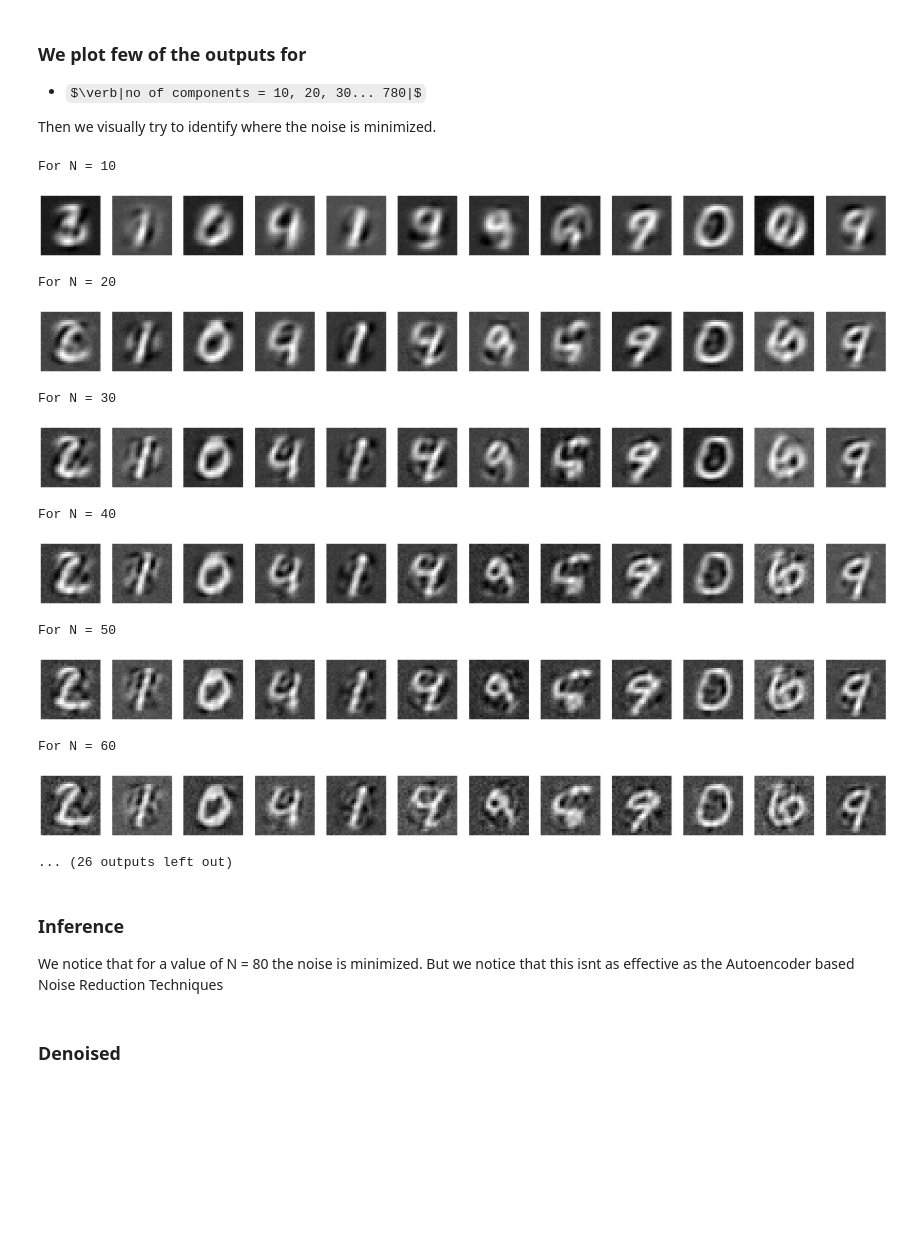
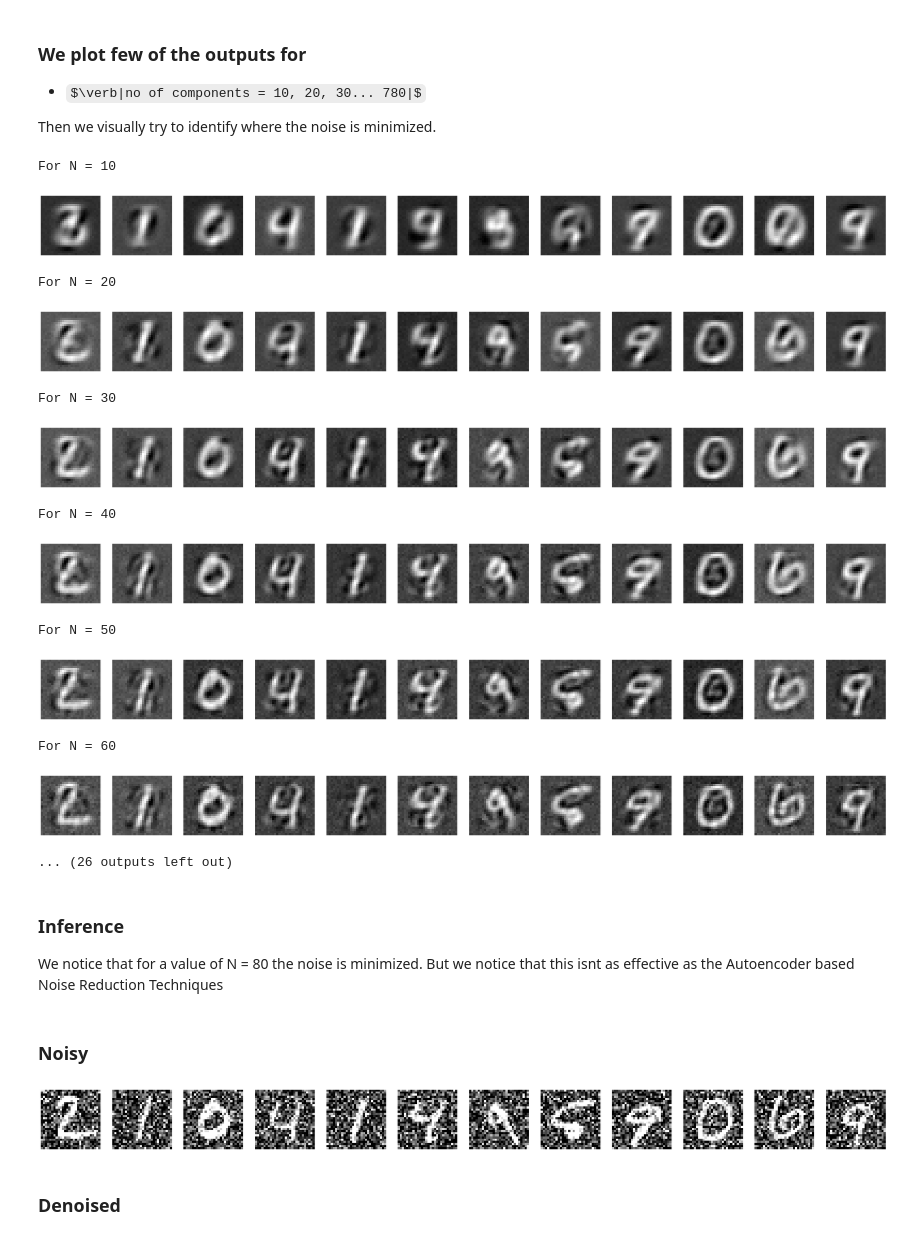
Before and after one commit to rohankalbag/Analysis-of-Autoencoders-and-Applications, a Jupyter notebook: Files/MNIST PCA Denoise.ipynb, the cells around one changed output. Drawn from its saved outputs; the diff is of its cells as text; code cells hidden in the pictures; some formulas as TeX source; blank space fills up the shorter version.

```diff
--- a/Files/MNIST PCA Denoise.ipynb
+++ b/Files/MNIST PCA Denoise.ipynb
@@ -46,23 +75,15 @@ plt.show()
 # %%
-def using_lib(n):
-    '''This function fits the data to a PCA model of n components and then the transformation matrix T is obtained
-       X' = TX is the transformed data with reduced dimensions of n. Now we take the inverse transform X'' = TXT' where
-       T' is the approximation obtained using inverse PCA.
-    '''
-    plt
-    from sklearn.decomposition import PCA
-    pca = PCA(n_components = n)
-    pca.fit(X_test_noisy)
-    components = pca.transform(X_test_noisy)
-    fixed = pca.inverse_transform(components).reshape(10000,28,28)
-
+def our_pca_denoise(n):
+    a=pca_fnctn(np.matrix(X_test_noisy.reshape(10000,784)),n)
+    new_data=np.array(a[2])
+    proc=new_data.reshape(10000,28,28)
     # Plot 12 Examples
     print(f"For N = {n}")
     plt.figure()
     for i in range(1,13):
         plt.subplot(1,12,i)
         plt.axis('off')
-        plt.imshow(fixed[i], cmap='gray')
+        plt.imshow(proc[i], cmap='gray')
     plt.show()
 # %% [markdown]
 ### We plot few of the outputs for
@@ -71,24 +92,35 @@ def using_lib(n):
 Then we visually try to identify where the noise is minimized.
 # %%
 for i in range(10,200,10):
-    using_lib(i)
+    our_pca_denoise(i)
 # %% [output]
 For N = 10
 [figure]
 For N = 20
-[figure, old version]
+[figure, new version]
 For N = 30
-[figure, old version]
+[figure, new version]
 For N = 40
-[figure, old version]
+[figure, new version]
 For N = 50
-[figure, old version]
+[figure, new version]
 For N = 60
-[figure, old version]
+[figure, new version]
 ... (26 outputs left out)
 # %% [markdown]
 ### Inference
 
 We notice that for a value of N = 80 the noise is minimized. But we notice that this isnt as effective as the Autoencoder based Noise Reduction Techniques
+# %% [markdown]
+### Noisy
+# %%
+plt.figure()
+for i in range(1,13):
+    plt.subplot(1,12,i)
+    plt.axis('off')
+    plt.imshow(X_test_noisy[i].reshape(28,28), cmap='gray')
+plt.show()
+# %% [output]
+[figure, added]
 # %% [markdown]
 ### Denoised
```
Also changed, not shown: parts of 9 cells of this notebook.
